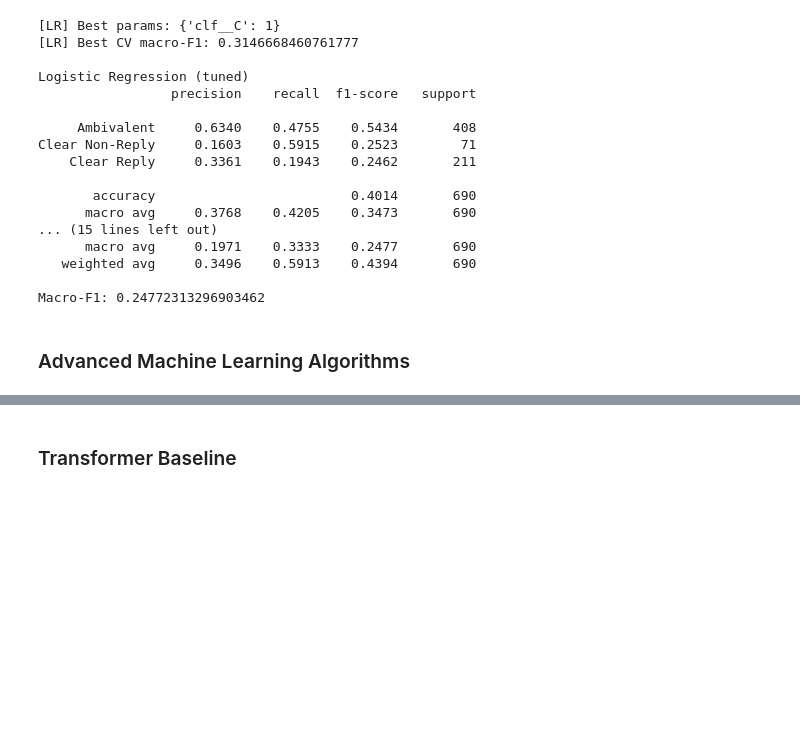
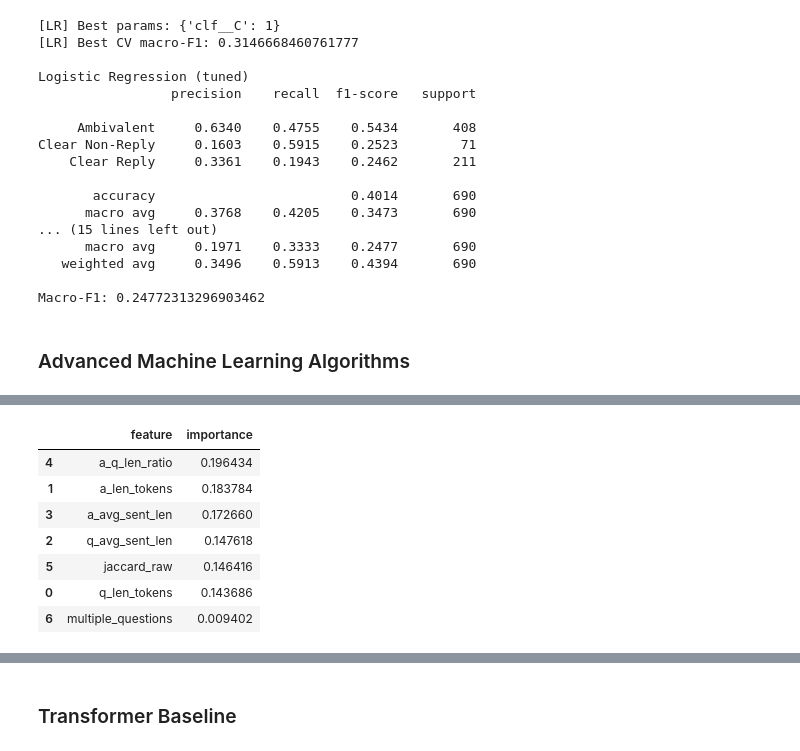
Before and after one commit to Akseldindisyan/CS445_CLARITY_Unmasking-Political-Question-Evasions, a Jupyter notebook: CS445.ipynb, the cells around one changed output, grey strips where cells are left out. Cells and saved outputs as stored; diff of their text form; code cells hidden in the pictures; blank space fills up the shorter version.

```diff
--- a/CS445.ipynb
+++ b/CS445.ipynb
@@ -2141,3 +2141,73 @@ Clear Non-Reply     0.1603    0.5915    0.2523        71
 Macro-F1: 0.24772313296903462
 # %% [markdown]
 ### Advanced Machine Learning Algorithms
+# %%
+# Random Forest baseline on handcrafted numeric features (NO hyperparameter tuning)
+
+import numpy as np
+import pandas as pd
+
+from sklearn.model_selection import train_test_split
+from sklearn.pipeline import Pipeline
+from sklearn.impute import SimpleImputer
+from sklearn.metrics import classification_report, f1_score
+from sklearn.ensemble import RandomForestClassifier
+
+LABEL_COL = "clarity_label"
+if LABEL_COL not in df_train.columns:
+    raise ValueError(f"'{LABEL_COL}' df_train içinde yok.")
+
+# Use available handcrafted features; fallback to all numeric columns (except label)
+candidate_features = [
+    "q_len_tokens", "a_len_tokens",
+    "q_avg_sent_len", "a_avg_sent_len",
+    "a_q_len_ratio",
+    "sbert_cos_sim", "jaccard_raw",
+    "multiple_questions",
+    "overlap_ratio", "question_mark_count", "answer_mark_count",
+]
+
+features = [c for c in candidate_features if c in df_train.columns]
+if len(features) == 0:
+    numeric_cols = df_train.select_dtypes(include=[np.number]).columns.tolist()
+    features = [c for c in numeric_cols if c != LABEL_COL]
+
+print("Features:", features)
+
+df_rf = df_train[features + [LABEL_COL]].copy()
+X = df_rf[features]
+y = df_rf[LABEL_COL]
+
+# Train/val split with stratification
+X_train, X_val, y_train, y_val = train_test_split(
+    X, y, test_size=0.2, random_state=42, stratify=y
+)
+
+# Impute missing values, then fit Random Forest (fixed params; baseline)
+rf_pipe = Pipeline([
+    ("imputer", SimpleImputer(strategy="median")),
+    ("clf", RandomForestClassifier(
+        n_estimators=300,
+        random_state=42,
+        n_jobs=-1,
+        class_weight="balanced"
+    ))
+])
+
+rf_pipe.fit(X_train, y_train)
+pred_val = rf_pipe.predict(X_val)
+
+print("\n[RandomForest Baseline] Validation")
+print(classification_report(y_val, pred_val, digits=4))
+print("Macro-F1:", f1_score(y_val, pred_val, average="macro"))
+
+# Feature importance (from the fitted baseline model)
+rf_model = rf_pipe.named_steps["clf"]
+imp_df = pd.DataFrame({
+    "feature": features,
+    "importance": rf_model.feature_importances_
+}).sort_values("importance", ascending=False)
+
+print("\nTop importances:")
+display(imp_df.head(15))
+# %% [output]
@@ -2143,0 +2230,8 @@ Macro-F1: 0.24772313296903462
+|  | feature | importance |
+| 4 | a_q_len_ratio | 0.196434 |
+| 1 | a_len_tokens | 0.183784 |
+| 3 | a_avg_sent_len | 0.172660 |
+| 2 | q_avg_sent_len | 0.147618 |
+| 5 | jaccard_raw | 0.146416 |
+| 0 | q_len_tokens | 0.143686 |
+| 6 | multiple_questions | 0.009402 |
```
Also changed, not shown: parts of 3 cells of this notebook.
